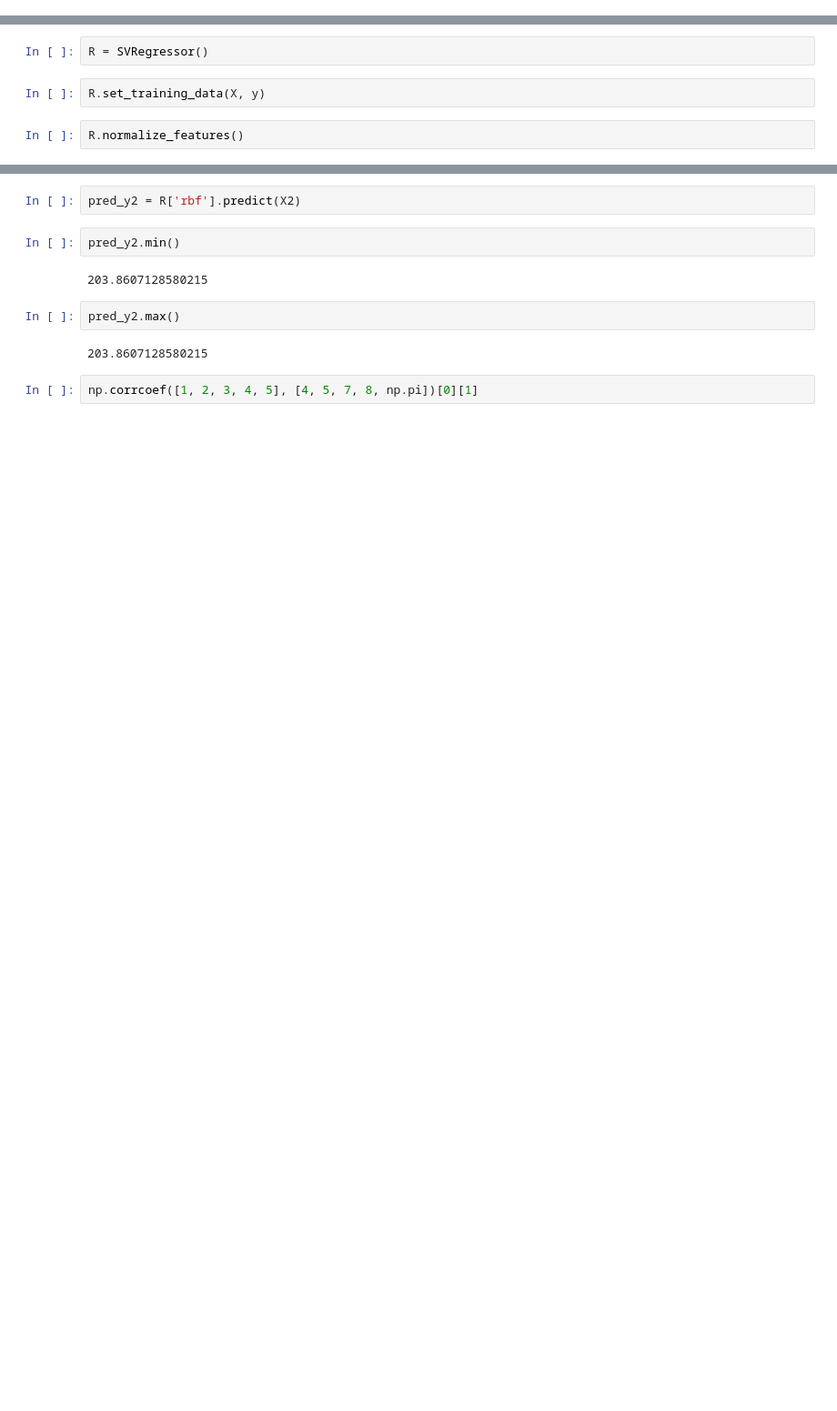
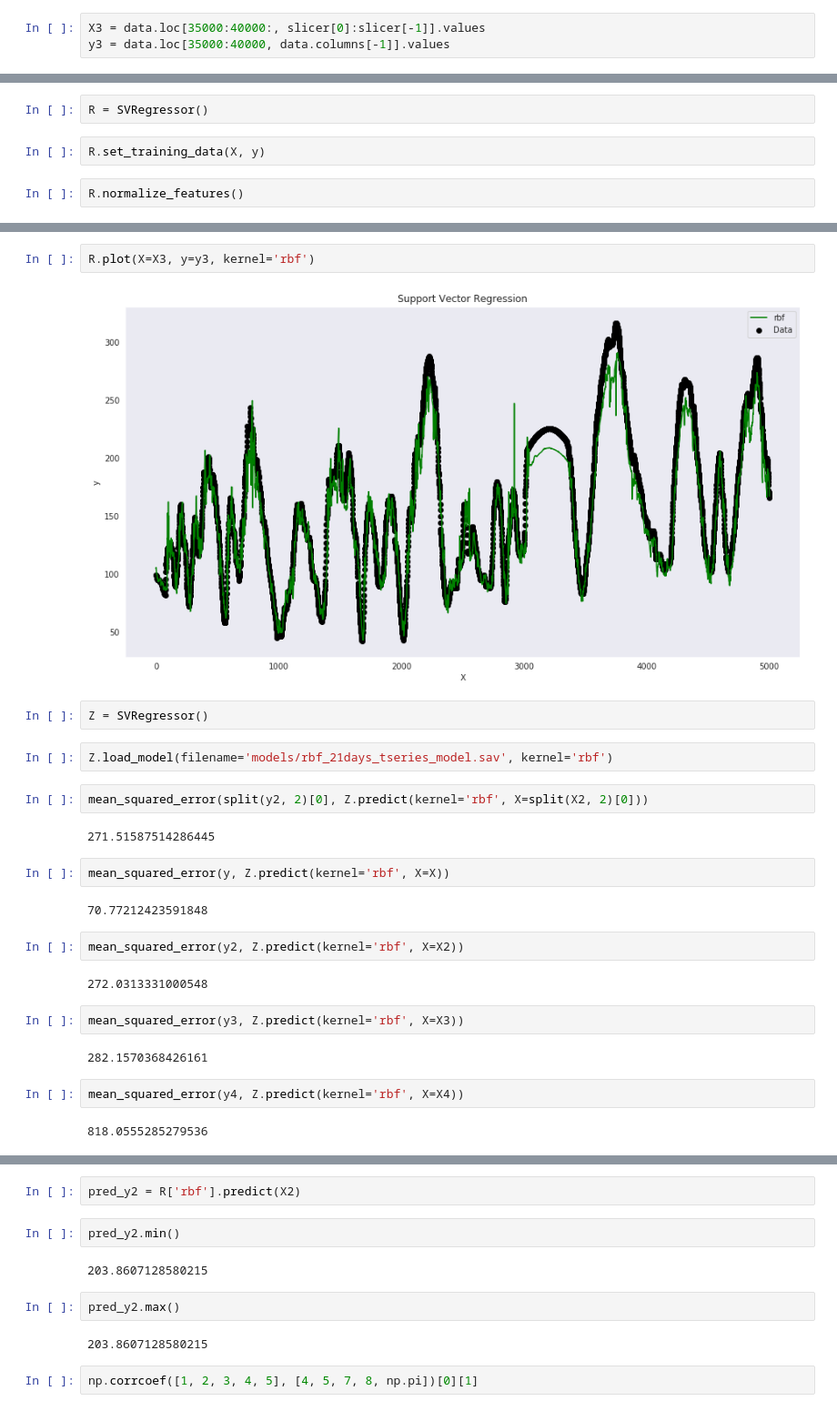
Before and after one commit to gmagannaDevelop/DiabManager, a Jupyter notebook: parse_carelink.ipynb, the cells around one changed output, grey strips where cells are left out. Shown at 91% size. Saved outputs shown, nothing was run; the diff lists cells and outputs as text; blank space fills up the shorter version.

```diff
--- a/parse_carelink.ipynb
+++ b/parse_carelink.ipynb
@@ -875 +921,4 @@ X2 = data.loc[30240:35000:, slicer[0]:slicer[1]].values
 y2 = data.loc[30240:35000, data.columns[-1]].values
+# %%
+X3 = data.loc[35000:40000:, slicer[0]:slicer[-1]].values
+y3 = data.loc[35000:40000, data.columns[-1]].values
@@ -895,0 +953,28 @@ R.plot_test(X=X2, y=y2, kernel='rbf')
+# %%
+R.plot(X=X3, y=y3, kernel='rbf')
+# %% [output]
+[figure, added]
+# %%
+Z = SVRegressor()
+# %%
+Z.load_model(filename='models/rbf_21days_tseries_model.sav', kernel='rbf')
+# %%
+mean_squared_error(split(y2, 2)[0], Z.predict(kernel='rbf', X=split(X2, 2)[0]))
+# %% [output]
+271.51587514286445
+# %%
+mean_squared_error(y, Z.predict(kernel='rbf', X=X))
+# %% [output]
+70.77212423591848
+# %%
+mean_squared_error(y2, Z.predict(kernel='rbf', X=X2))
+# %% [output]
+272.0313331000548
+# %%
+mean_squared_error(y3, Z.predict(kernel='rbf', X=X3))
+# %% [output]
+282.1570368426161
+# %%
+mean_squared_error(y4, Z.predict(kernel='rbf', X=X4))
+# %% [output]
+818.0555285279536
```
Also changed, not shown: parts of 13 cells of this notebook, 1 other file.
